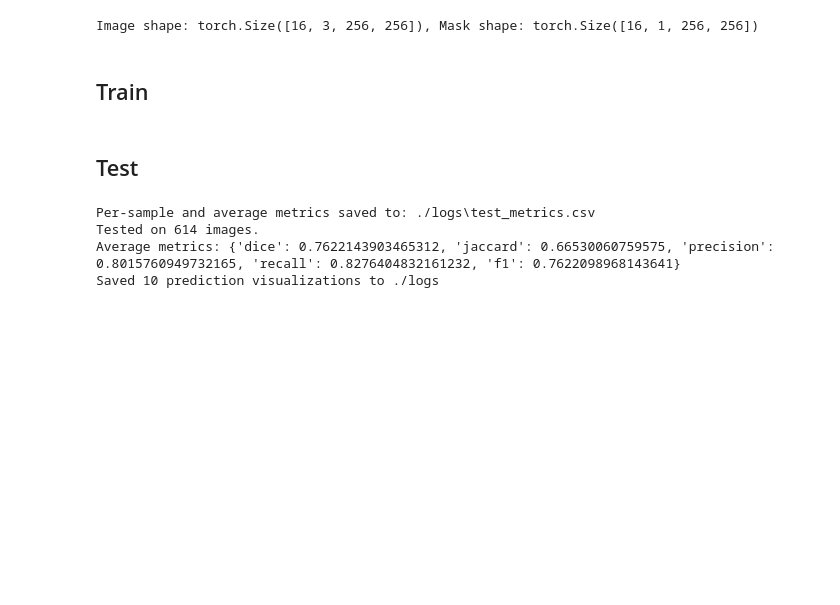
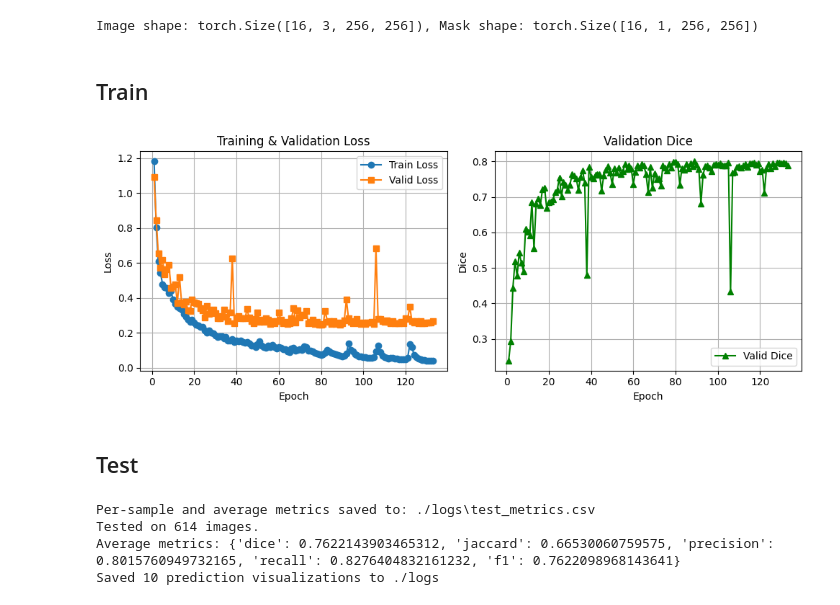
Before and after one commit to harshalchalke31/brain_tumor_segmentation, a Jupyter notebook: research/bts_unet_test2.ipynb, the cells around one changed output. Saved outputs shown, nothing was run; the diff lists cells and outputs as text; code cells hidden in the pictures; blank space fills up the shorter version.

```diff
--- a/research/bts_unet_test2.ipynb
+++ b/research/bts_unet_test2.ipynb
@@ -316,6 +254,45 @@ Image shape: torch.Size([16, 3, 256, 256]), Mask shape: torch.Size([16, 1, 256,
 # %%
 # model = UNet()
 # train_UNet(model, train_loader, valid_loader, device, num_epochs, lr, model_path=model_path)
+# %%
+import pandas as pd
+import matplotlib.pyplot as plt
+
+# Replace 'train_log.csv' with your actual CSV filename if different
+df = pd.read_csv('./logs/train_log.csv')
+
+# Extract columns
+epochs = df['Epoch']
+train_loss = df['Train Loss']
+valid_loss = df['Valid Loss']
+valid_dice = df['Valid Dice']
+
+# Create a figure with two subplots side by side
+plt.figure(figsize=(10, 4))
+
+# --- Subplot 1: Loss curves ---
+plt.subplot(1, 2, 1)
+plt.plot(epochs, train_loss, label='Train Loss', marker='o')
+plt.plot(epochs, valid_loss, label='Valid Loss', marker='s')
+plt.xlabel('Epoch')
+plt.ylabel('Loss')
+plt.title('Training & Validation Loss')
+plt.legend()
+plt.grid(True)
+
+# --- Subplot 2: Validation Dice ---
+plt.subplot(1, 2, 2)
+plt.plot(epochs, valid_dice, label='Valid Dice', color='green', marker='^')
+plt.xlabel('Epoch')
+plt.ylabel('Dice')
+plt.title('Validation Dice')
+plt.legend()
+plt.grid(True)
+
+plt.tight_layout()
+plt.show()
+# %% [output]
+[figure, added]
 # %% [markdown]
 ## Test
 # %%
```
Also changed, not shown: parts of 5 cells of this notebook, 2 other files.
